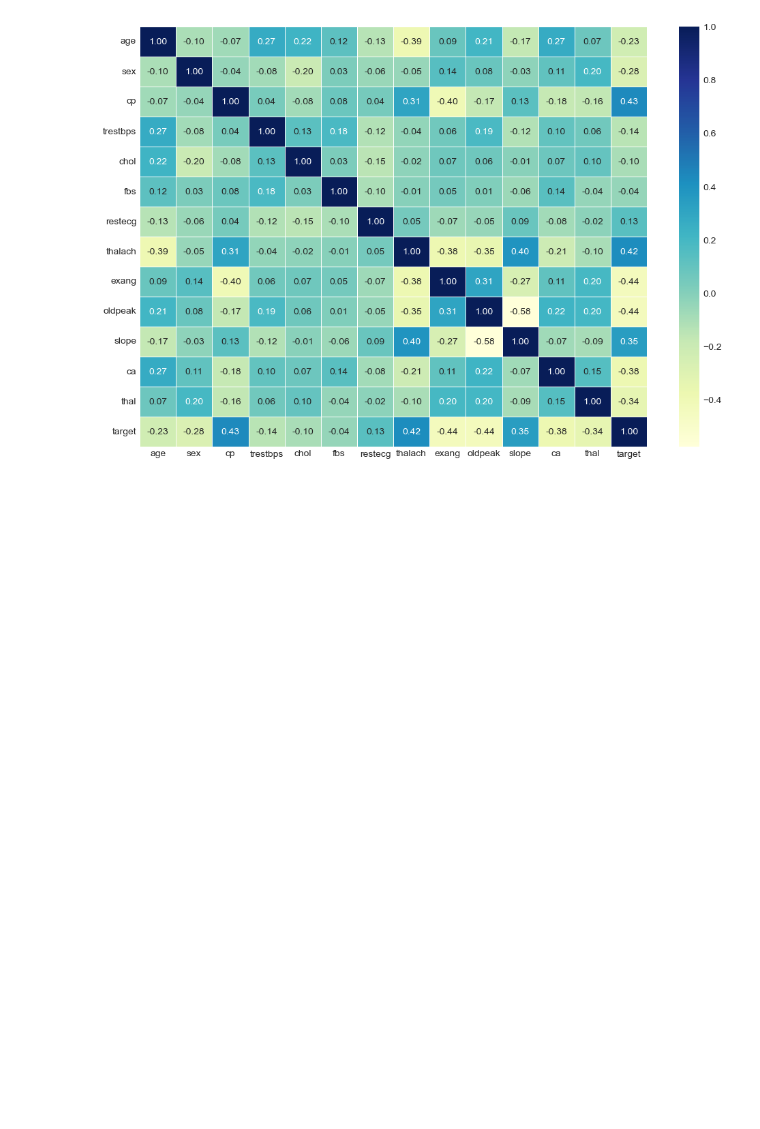
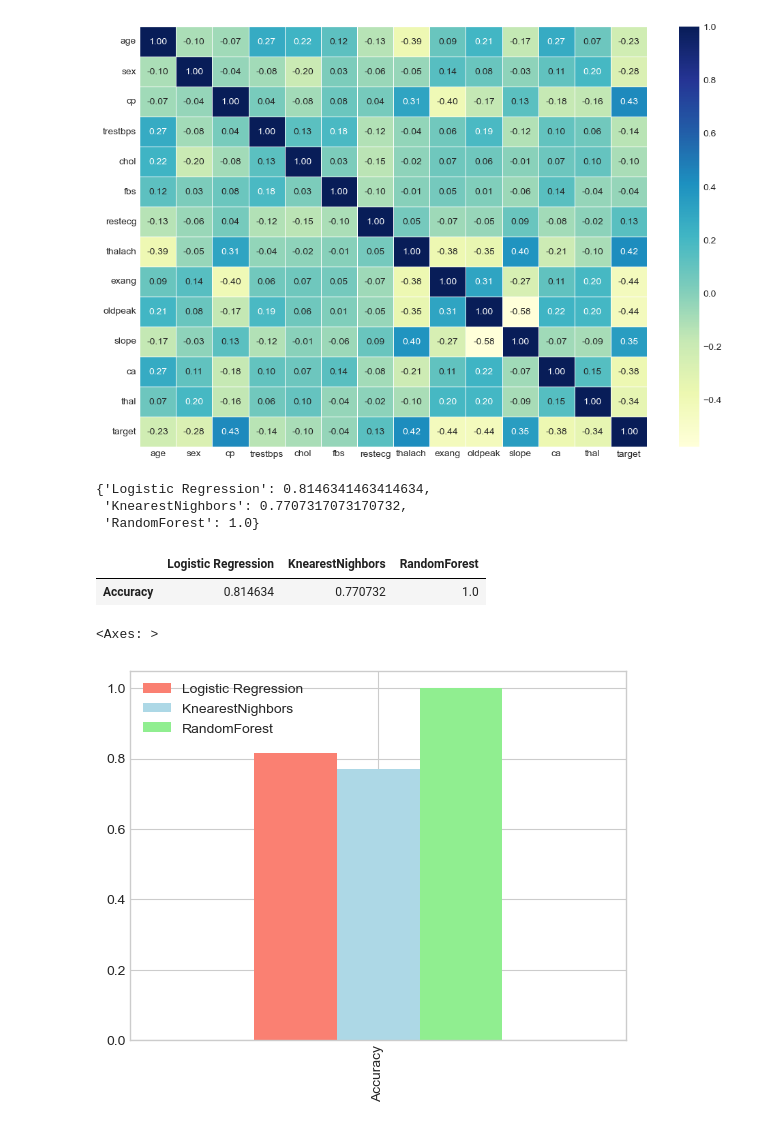
Before and after one commit to msnkr/heart_disease, a Jupyter notebook: heart-disease-classification.ipynb, the cells around one changed output. Drawn from its saved outputs; the diff is of its cells as text; code cells hidden in the pictures; blank space fills up the shorter version.

```diff
--- a/heart-disease-classification.ipynb
+++ b/heart-disease-classification.ipynb
@@ -174,3 +179,36 @@ plt.figure(figsize=(12, 8))
 sn.heatmap(corr_matrix, annot=True, linewidths=0.5, cmap="YlGnBu", fmt=".2f");
 # %% [output]
 [figure]
+# %%
+X = df.drop("target", axis=1)
+y = df["target"]
+
+X_train, X_test, y_train, y_test = train_test_split(X, y, test_size=0.2)
+# %%
+model_dict = {
+    "Logistic Regression": LogisticRegression(n_jobs=-1),
+    "KnearestNighbors" : KNeighborsClassifier(n_jobs=1),
+    "RandomForest": RandomForestClassifier(n_jobs=-1),
+}
+
+results_dict = {}
+for model_name, model in model_dict.items():
+    model.fit(X_train, y_train)
+    results_dict[model_name] = model.score(X_test, y_test)
+
+results = results_dict
+# %% [output]
+{'Logistic Regression': 0.8146341463414634,
+ 'KnearestNighbors': 0.7707317073170732,
+ 'RandomForest': 1.0}
+# %%
+result_dict = pd.DataFrame(results, index=["Accuracy"])
+result_dict
+# %% [output]
+|  | Logistic Regression | KnearestNighbors | RandomForest |
+| Accuracy | 0.814634 | 0.770732 | 1.0 |
+# %%
+result_dict.plot(kind="bar", color=["salmon", "lightblue", "lightgreen"])
+# %% [output]
+<Axes: >
+[figure, added]
```
Also changed, not shown: parts of 1 cell of this notebook.
